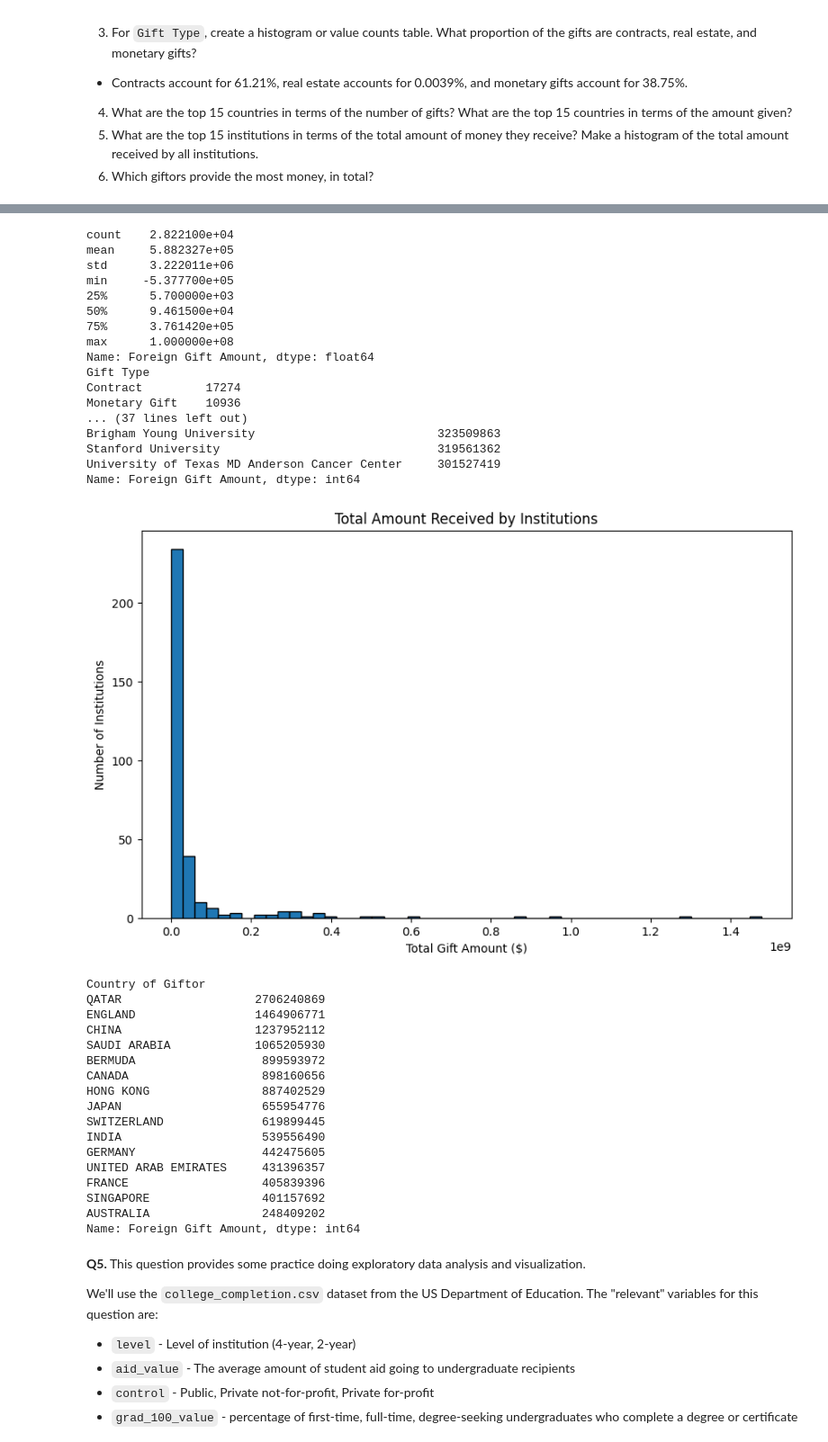
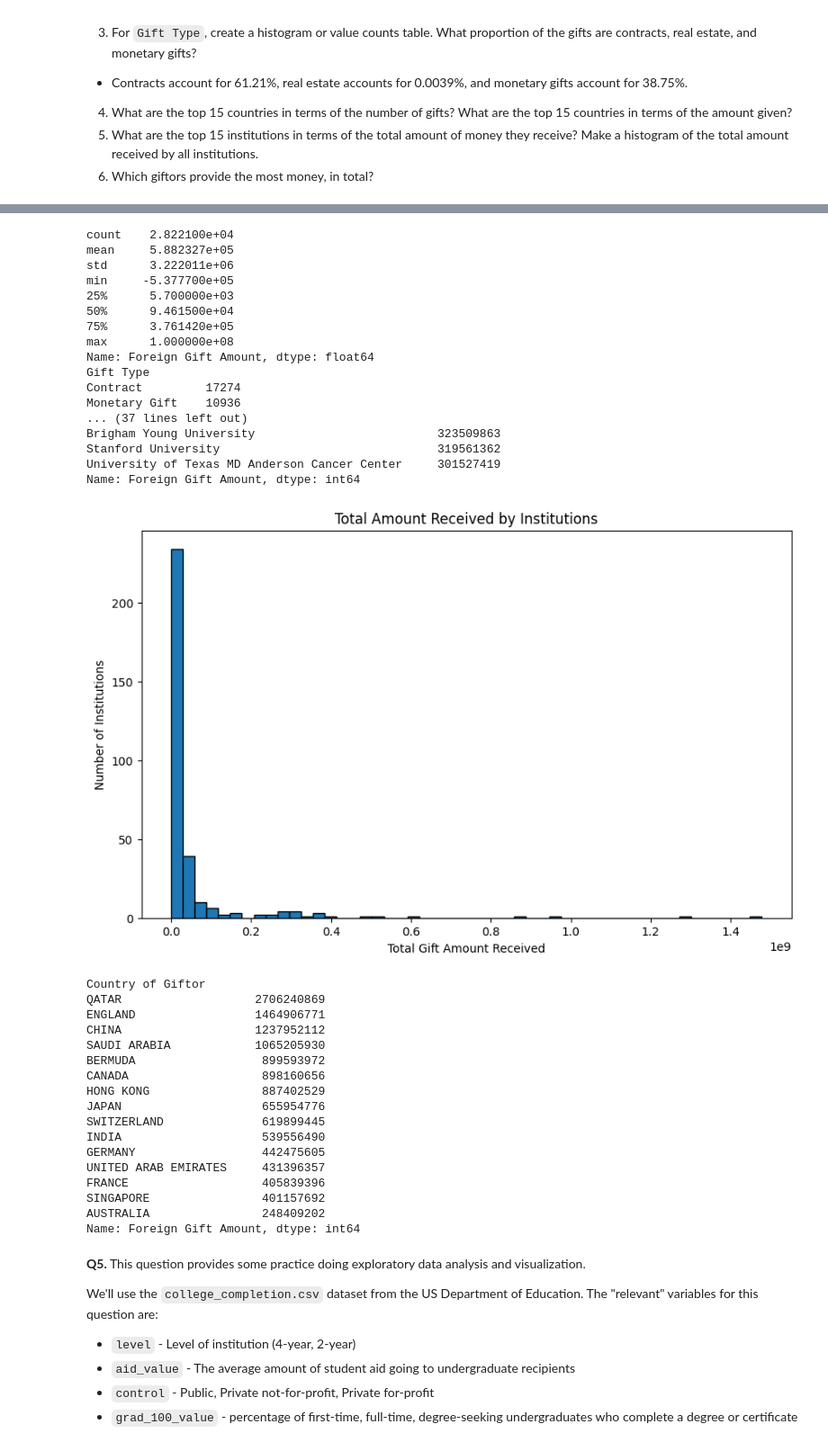
Before and after one commit to saigadipati-design/undergrad_ml_assignments, a Jupyter notebook: 01_assignment_wrangling_and_eda.ipynb, the cells around one changed output, grey strips where cells are left out. Shown at 90% size. Saved outputs shown, nothing was run; the diff lists cells and outputs as text; code cells hidden in the pictures.

```diff
--- a/01_assignment_wrangling_and_eda.ipynb
+++ b/01_assignment_wrangling_and_eda.ipynb
@@ -216,8 +223,10 @@ For this question, `.groupby([vars]).count()` and `.groupby([vars]).sum()` will
 # %%
 import seaborn as sns
 
+#Part 1
 fg = pd.read_csv("ForeignGifts_edu.csv")
 
+#Part 2
 fg['Foreign Gift Amount'] = pd.to_numeric(fg['Foreign Gift Amount'], errors='coerce')
 amounts = fg['Foreign Gift Amount'].dropna()
 
@@ -230,6 +239,7 @@ plt.show()
 
 print(amounts.describe())
 
+#Part 3
 gift_counts = fg['Gift Type'].value_counts()
 print(gift_counts)
 
@@ -237,43 +247,45 @@ print(gift_counts)
 gift_proportions = fg['Gift Type'].value_counts(normalize=True)
 print(gift_proportions)
 
+#Part 4
 top_countries_count = fg.groupby('Country of Giftor').size().sort_values(ascending=False).head(15)
 print(top_countries_count)
 
-
+#Part 5
 top_institutions = fg.groupby('Institution Name')['Foreign Gift Amount'].sum().sort_values(ascending=False).head(15)
 print(top_institutions)
 
 institution_totals = fg.groupby('Institution Name')['Foreign Gift Amount'].sum()
 plt.figure(figsize=(10,6))
 plt.hist(institution_totals, bins=50, edgecolor='black')
 plt.title('Total Amount Received by Institutions')
-plt.xlabel('Total Gift Amount ($)')
+plt.xlabel('Total Gift Amount Received')
 plt.ylabel('Number of Institutions')
 plt.show()
 
+#Part 6
 top_countries_amount = fg.groupby('Country of Giftor')['Foreign Gift Amount'].sum().sort_values(ascending=False).head(15)
 print(top_countries_amount)
 # %% [output]
 [figure]
 count    2.822100e+04
 mean     5.882327e+05
 std      3.222011e+06
 min     -5.377700e+05
 25%      5.700000e+03
 50%      9.461500e+04
 75%      3.761420e+05
 max      1.000000e+08
 Name: Foreign Gift Amount, dtype: float64
 Gift Type
 Contract         17274
 Monetary Gift    10936
 ... (37 lines left out)
 Brigham Young University                          323509863
 Stanford University                               319561362
 University of Texas MD Anderson Cancer Center     301527419
 Name: Foreign Gift Amount, dtype: int64
-[figure, old version]
+[figure, new version]
 Country of Giftor
 QATAR                   2706240869
 ENGLAND                 1464906771
```
Also changed, not shown: parts of 1 cell of this notebook.
